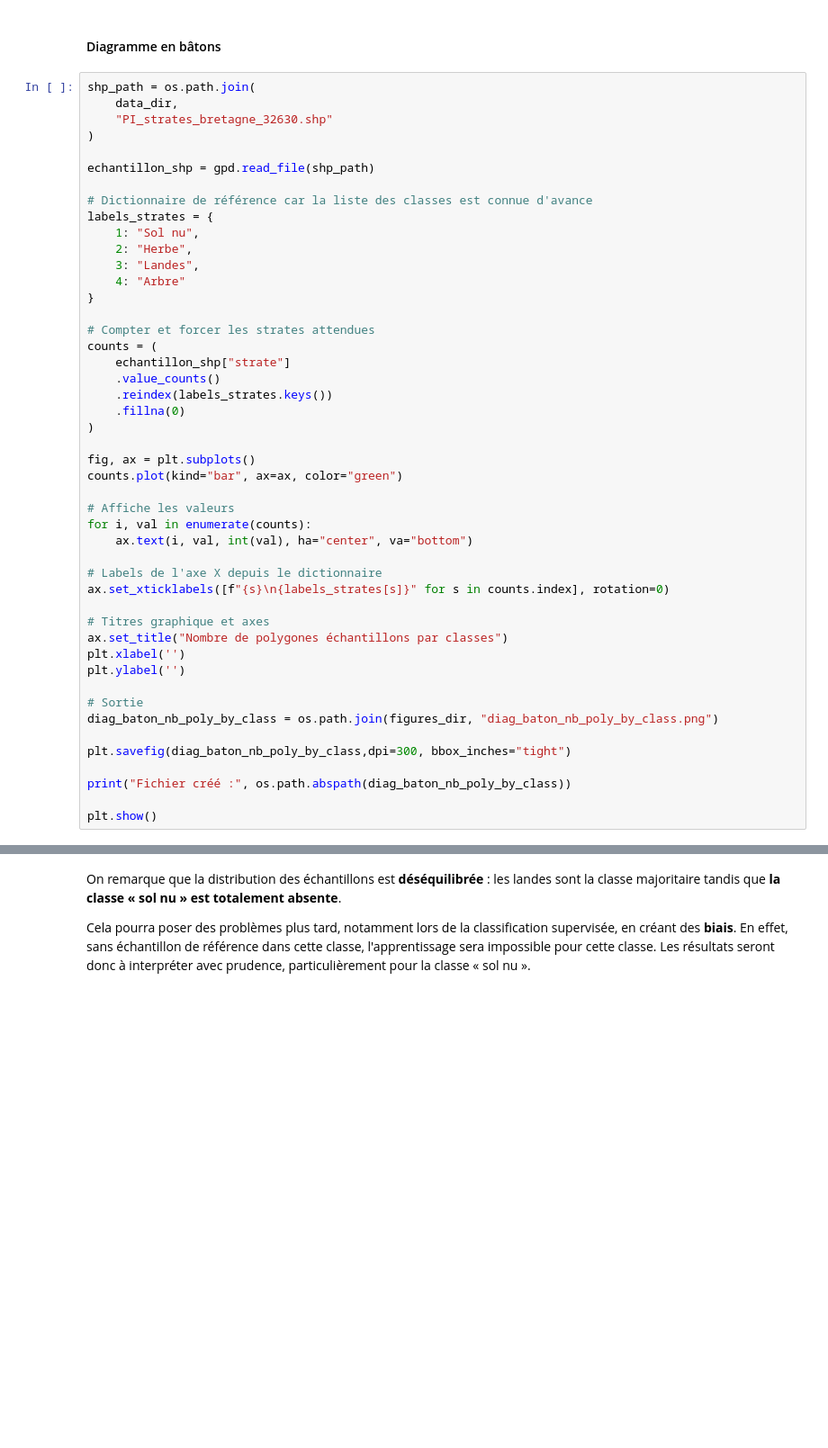
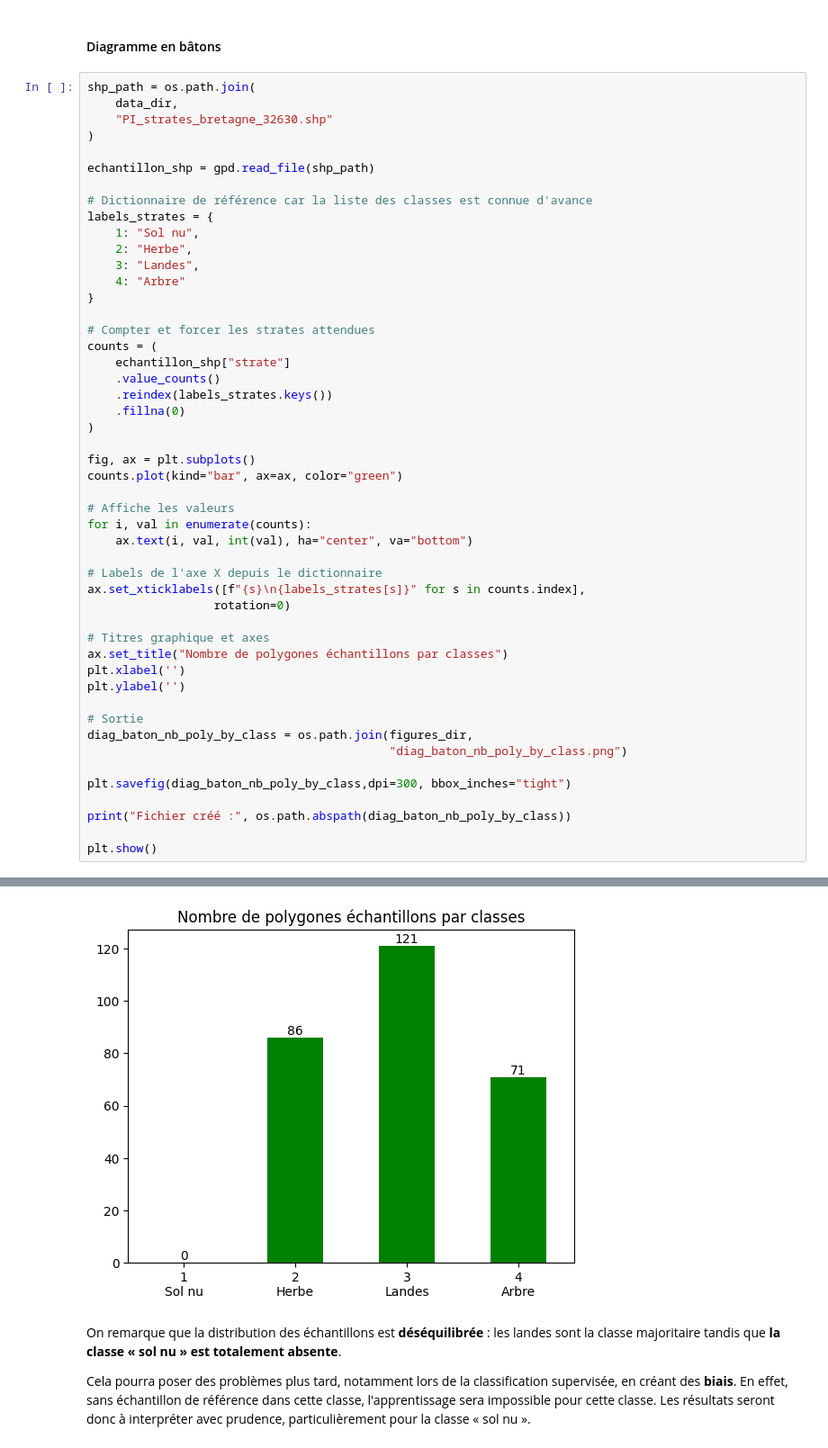
Before and after one commit to VT-94/projet_telea_THORIN_VINCENT, a Jupyter notebook: projet_telea_THORIN_VINCENT.ipynb, the cells around one changed output, grey strips where cells are left out. Shown at 90% size. Cells and saved outputs as stored; diff of their text form; blank space fills up the shorter version.

```diff
--- a/projet_telea_THORIN_VINCENT.ipynb
+++ b/projet_telea_THORIN_VINCENT.ipynb
@@ -79,7 +82,8 @@ for i, val in enumerate(counts):
     ax.text(i, val, int(val), ha="center", va="bottom")
 
 # Labels de l'axe X depuis le dictionnaire
-ax.set_xticklabels([f"{s}\n{labels_strates[s]}" for s in counts.index], rotation=0)
+ax.set_xticklabels([f"{s}\n{labels_strates[s]}" for s in counts.index],
+                  rotation=0)
 
 # Titres graphique et axes
 ax.set_title("Nombre de polygones échantillons par classes")
@@ -87,10 +91,12 @@ plt.xlabel('')
 plt.ylabel('')
 
 # Sortie
-diag_baton_nb_poly_by_class = os.path.join(figures_dir, "diag_baton_nb_poly_by_class.png")
+diag_baton_nb_poly_by_class = os.path.join(figures_dir,
+                                           "diag_baton_nb_poly_by_class.png")
 
 plt.savefig(diag_baton_nb_poly_by_class,dpi=300, bbox_inches="tight")
 
 print("Fichier créé :", os.path.abspath(diag_baton_nb_poly_by_class))
 
 plt.show()
+# %% [output]
@@ -97,3 +104,4 @@ plt.show()
+[figure, added]
 # %% [markdown]
 On remarque que la distribution des échantillons est **déséquilibrée** : les landes sont la classe majoritaire tandis que **la classe « sol nu » est totalement absente**.
 
```
Also changed, not shown: parts of 10 cells of this notebook, 1 other file.
